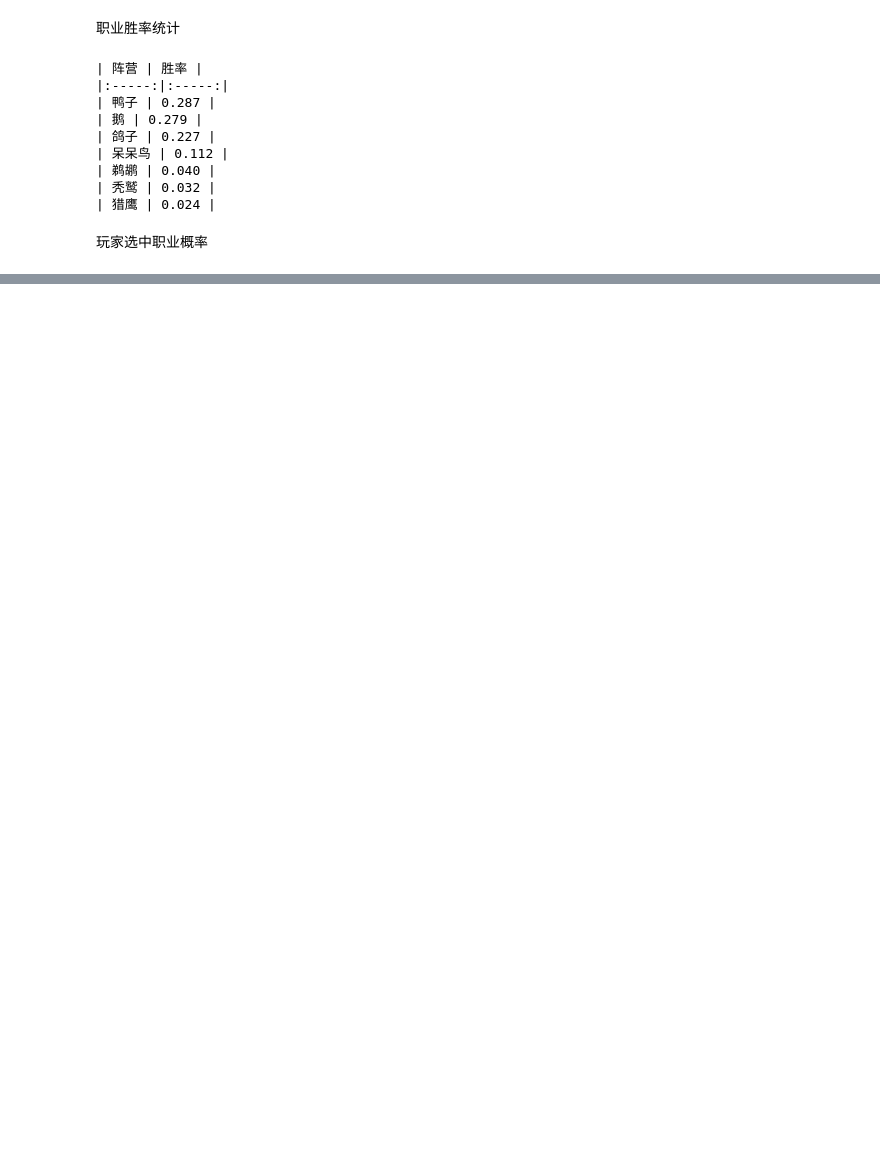
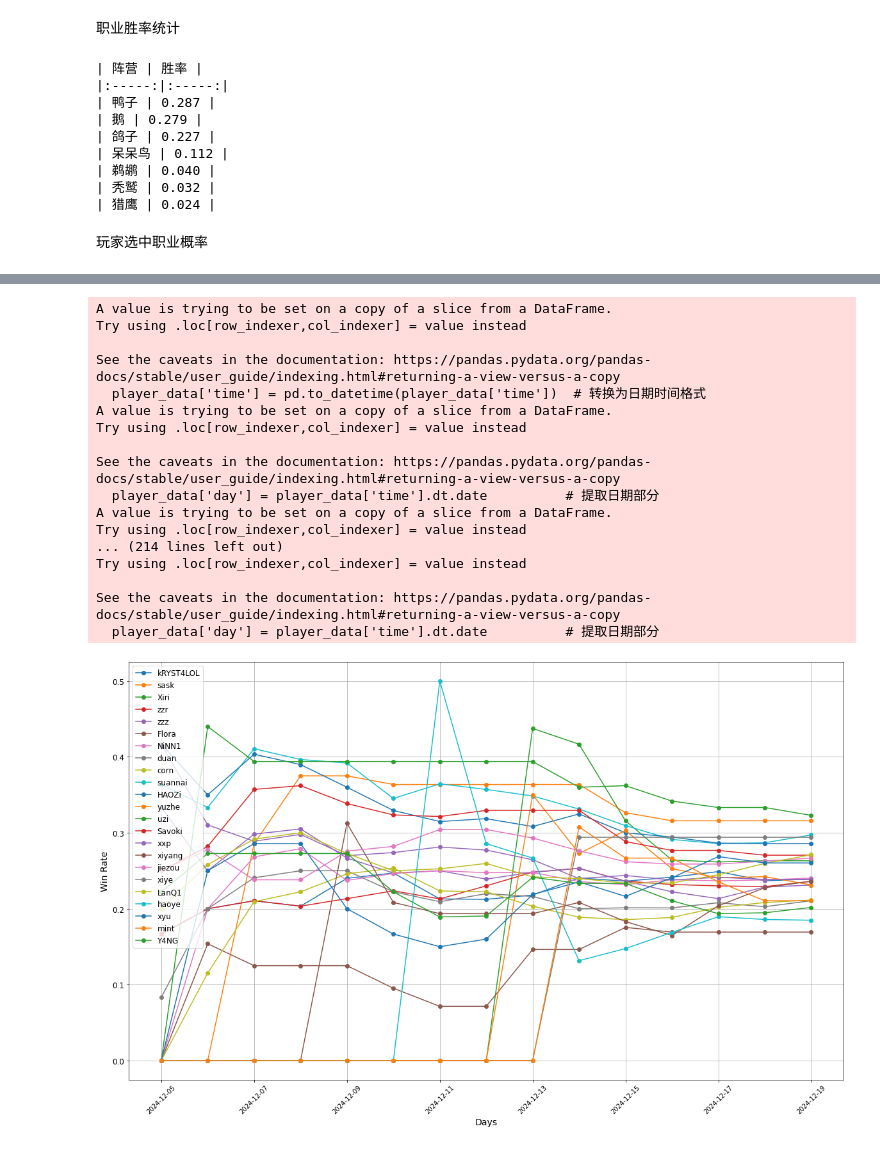
Before and after one commit to lllirunze/Goose-Goose-Duck---KO-Analysis, a Jupyter notebook: code.ipynb, the cells around one changed output, grey strips where cells are left out. Saved outputs shown, nothing was run; the diff lists cells and outputs as text; code cells hidden in the pictures; blank space fills up the shorter version.

```diff
--- a/code.ipynb
+++ b/code.ipynb
@@ -228,0 +332,35 @@ for index, row in role_rate_df.iterrows():
+# %%
+plt.figure(figsize=(20, 12))
+
+days = sorted(pd.to_datetime(data['time']).dt.date.unique())  # 确保日期按时间排序
+players = data.columns
+for player in players[2: -1]:
+    win_rate, _, _ = calculate_win_rate_curve(player)
+    plt.plot(days, win_rate, marker='o', linestyle='-', label=player)
+
+plt.xlabel('Days', fontsize=14)
+plt.ylabel('Win Rate', fontsize=14)
+plt.xticks(rotation=45)  # 设置 x 轴刻度
+plt.yticks(fontsize=12)
+plt.grid(True)  # 添加网格
+plt.legend(fontsize=12)  # 添加图例
+plt.savefig("image/winCurve.png")
+# %% [output]
+A value is trying to be set on a copy of a slice from a DataFrame.
+Try using .loc[row_indexer,col_indexer] = value instead
+
+See the caveats in the documentation: https://pandas.pydata.org/pandas-docs/stable/user_guide/indexing.html#returning-a-view-versus-a-copy
+  player_data['time'] = pd.to_datetime(player_data['time'])  # 转换为日期时间格式
+A value is trying to be set on a copy of a slice from a DataFrame.
+Try using .loc[row_indexer,col_indexer] = value instead
+
+See the caveats in the documentation: https://pandas.pydata.org/pandas-docs/stable/user_guide/indexing.html#returning-a-view-versus-a-copy
+  player_data['day'] = player_data['time'].dt.date          # 提取日期部分
+A value is trying to be set on a copy of a slice from a DataFrame.
+Try using .loc[row_indexer,col_indexer] = value instead
+... (214 lines left out)
+Try using .loc[row_indexer,col_indexer] = value instead
+
+See the caveats in the documentation: https://pandas.pydata.org/pandas-docs/stable/user_guide/indexing.html#returning-a-view-versus-a-copy
+  player_data['day'] = player_data['time'].dt.date          # 提取日期部分
+[figure, added]
```
Also changed, not shown: parts of 10 cells of this notebook, 10 other files.
